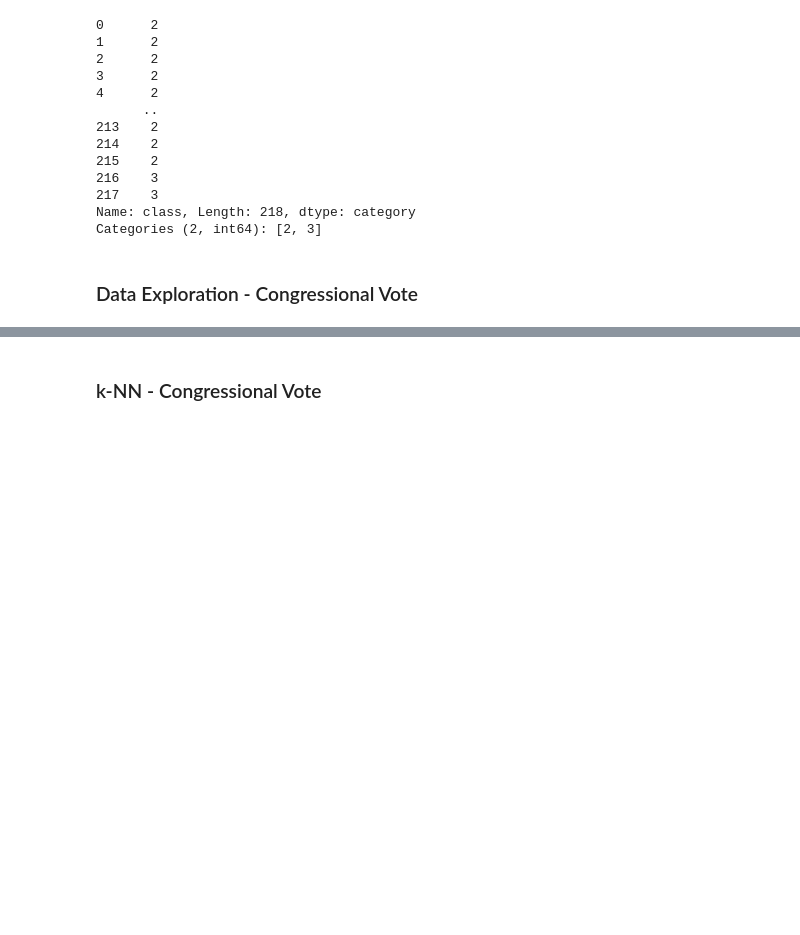
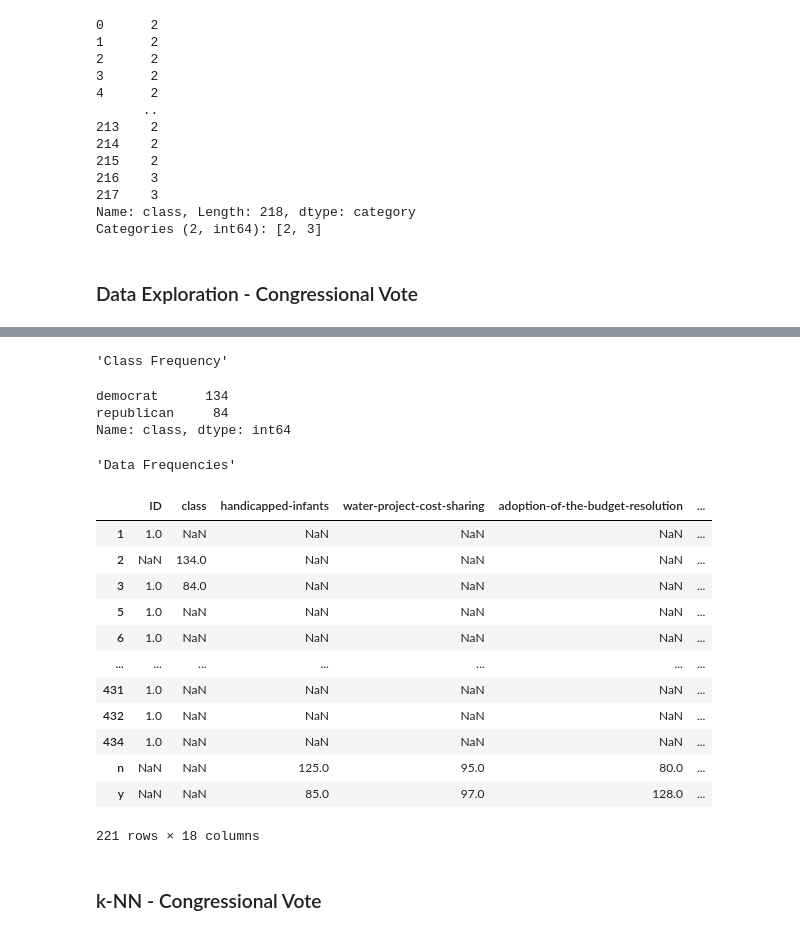
Before and after one commit to kocmana/tw_mle_exercise3, a Jupyter notebook: tw_mle_exercise3.ipynb, the cells around one changed output, grey strips where cells are left out. Drawn from its saved outputs; the diff is of its cells as text; code cells hidden in the pictures; blank space fills up the shorter version.

```diff
--- a/tw_mle_exercise3.ipynb
+++ b/tw_mle_exercise3.ipynb
@@ -456,3 +487,29 @@ TypeError: '[2]' is an invalid key
+# %%
+import matplotlib
+
+classFrequency = votingDataLearnOriginal['class'].value_counts()
+display("Class Frequency", classFrequency)
+
+display("Data Frequencies", votingDataLearn.apply(pd.value_counts))
+# %% [output]
+'Class Frequency'
+democrat      134
+republican     84
+Name: class, dtype: int64
+'Data Frequencies'
+|  | ID | class | handicapped-infants | water-project-cost-sharing | adoption-of-the-budget-resolution | ... |
+| 1 | 1.0 | NaN | NaN | NaN | NaN | ... |
+| 2 | NaN | 134.0 | NaN | NaN | NaN | ... |
+| 3 | 1.0 | 84.0 | NaN | NaN | NaN | ... |
+| 5 | 1.0 | NaN | NaN | NaN | NaN | ... |
+| 6 | 1.0 | NaN | NaN | NaN | NaN | ... |
+| ... | ... | ... | ... | ... | ... | ... |
+| 431 | 1.0 | NaN | NaN | NaN | NaN | ... |
+| 432 | 1.0 | NaN | NaN | NaN | NaN | ... |
+| 434 | 1.0 | NaN | NaN | NaN | NaN | ... |
+| n | NaN | NaN | 125.0 | 95.0 | 80.0 | ... |
+| y | NaN | NaN | 85.0 | 97.0 | 128.0 | ... |
+221 rows × 18 columns
 # %% [markdown]
 ### k-NN - Congressional Vote
 # %%
```
Also changed, not shown: parts of 20 cells of this notebook, 1 other file.
